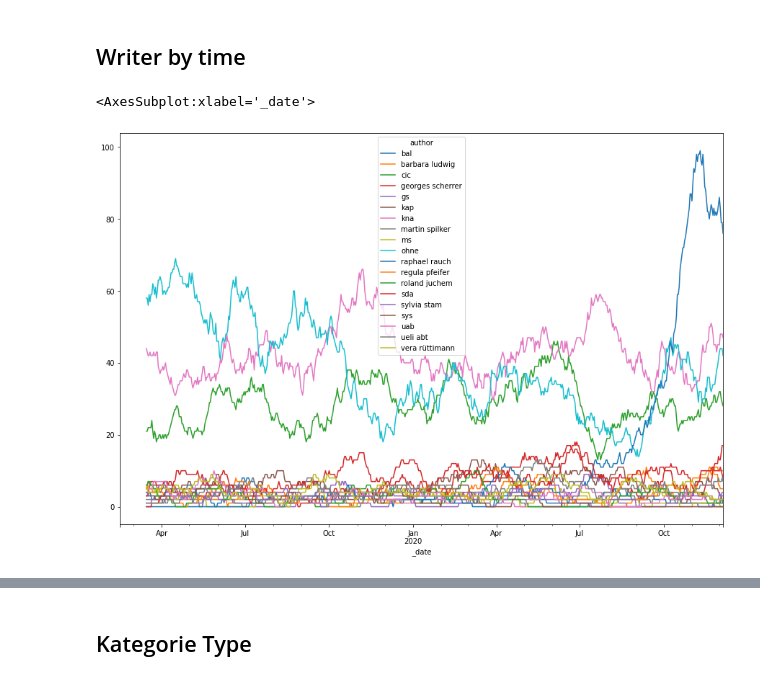
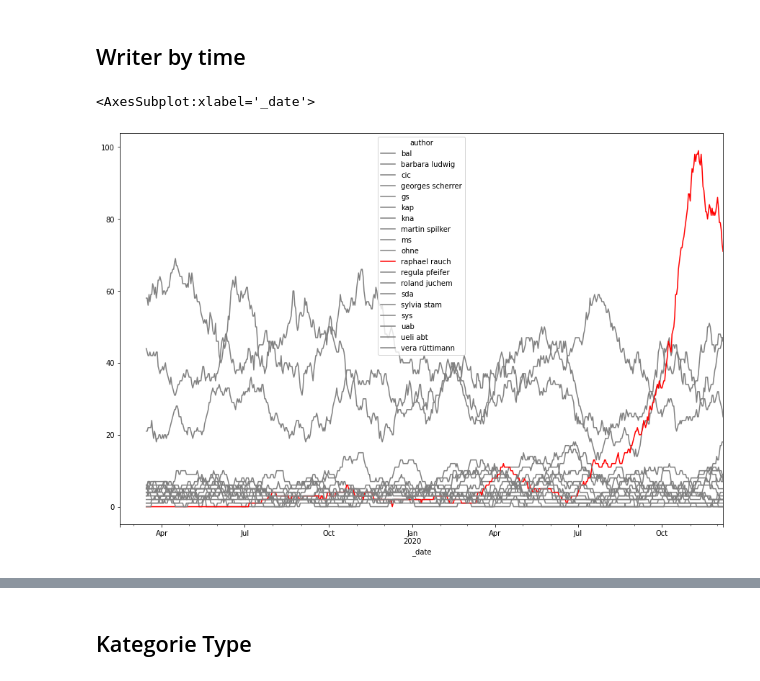
Before and after one commit to simonhuwiler/kathch, a Jupyter notebook: src/3_analyse.ipynb, the cells around one changed output, grey strips where cells are left out. Drawn from its saved outputs; the diff is of its cells as text; code cells hidden in the pictures.

```diff
--- a/src/3_analyse.ipynb
+++ b/src/3_analyse.ipynb
@@ -73,32 +73,39 @@ df_data['author'] = df_data['author'].str.lower()
 
 # Join
 df_data = df_data.merge(df_top, how='left', on='author')
 df_data['top'] = df_data['top'].fillna(False)
 
 # Only top authors
 df_data = df_data[df_data.top]
 
 # Add Agency
 df_data['agency'] = df_data['author'].apply(lambda x: x in agencies)
 #df_data = df_data[df_data.agency == False]
 
 #df_data = df_data[df_data.author != 'raphael rauch']
 
 # Set date
 df_data['_date'] = df_data['date'].dt.date
 df_data['_date'] = pd.to_datetime(df_data['_date'])
+df_data['_month'] = df_data['_date'].apply(lambda x: "%s-%s" % (x.year, x.month))
 
 #df_data = df_data[['_date', 'author', 'title']]
 
 gr = pd.pivot_table(df_data, index='_date', columns='author', values='title', aggfunc='count')
 gr = gr.fillna(0)
 
 # Add Rolling AVG
 gr = gr.apply(lambda col: col.rolling(30).sum(), axis = 0)
 
-gr.plot.line()
+colors = []
+for c in gr.columns:
+    if c == 'raphael rauch':
+        colors.append('red')
+    else: colors.append('grey')
+
+gr.plot(color=colors)
 
 #df_data.groupby('author').count()
 # %% [output]
 <AxesSubplot:xlabel='_date'>
-[figure, old version]
+[figure, new version]
```
Also changed, not shown: parts of 13 cells of this notebook, 26 other files.
